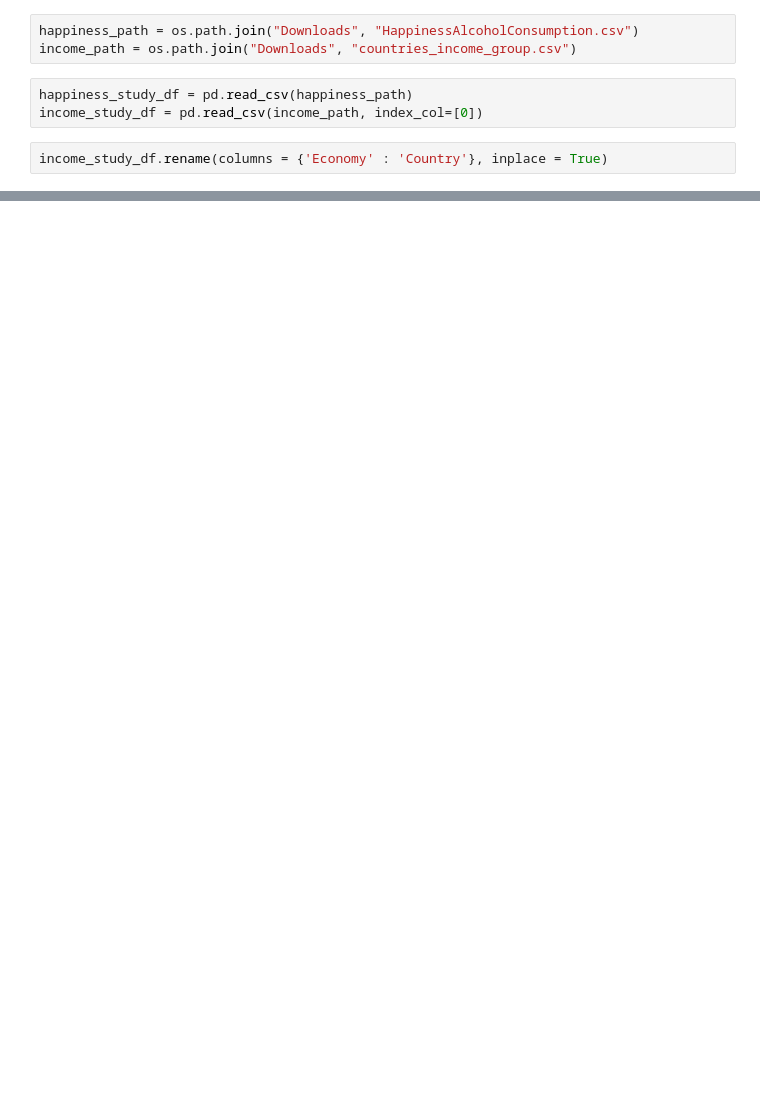
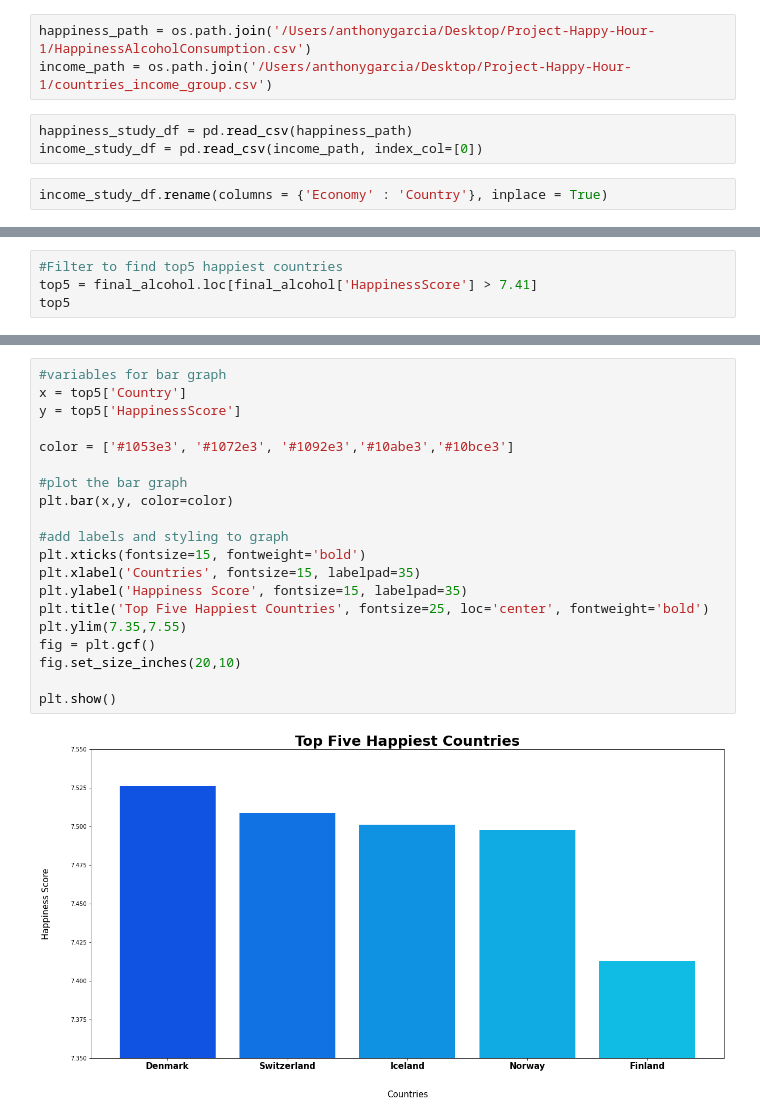
Before and after one commit to katmama/Project-Happy-Hour-1, a Jupyter notebook: project_merge_data.ipynb, the cells around one changed output, grey strips where cells are left out. Cells and saved outputs as stored; diff of their text form; blank space fills up the shorter version.

Commit message:
Updates with graphs

```diff
--- a/project_merge_data.ipynb
+++ b/project_merge_data.ipynb
@@ -6,8 +6,8 @@ import os
 import numpy as np
 from scipy.stats import linregress
 # %%
-happiness_path = os.path.join("Downloads", "HappinessAlcoholConsumption.csv")
-income_path = os.path.join("Downloads", "countries_income_group.csv")
+happiness_path = os.path.join('/Users/anthonygarcia/Desktop/Project-Happy-Hour-1/HappinessAlcoholConsumption.csv')
+income_path = os.path.join('/Users/anthonygarcia/Desktop/Project-Happy-Hour-1/countries_income_group.csv')
 # %%
 happiness_study_df = pd.read_csv(happiness_path)
 income_study_df = pd.read_csv(income_path, index_col=[0])
@@ -41,0 +60,4 @@ final_alcohol.head()
+# %%
+#Filter to find top5 happiest countries
+top5 = final_alcohol.loc[final_alcohol['HappinessScore'] > 7.41]
+top5
@@ -41,0 +82,22 @@ final_alcohol.head()
+# %%
+#variables for bar graph
+x = top5['Country']
+y = top5['HappinessScore']
+
+color = ['#1053e3', '#1072e3', '#1092e3','#10abe3','#10bce3']
+
+#plot the bar graph
+plt.bar(x,y, color=color)
+
+#add labels and styling to graph
+plt.xticks(fontsize=15, fontweight='bold')
+plt.xlabel('Countries', fontsize=15, labelpad=35)
+plt.ylabel('Happiness Score', fontsize=15, labelpad=35)
+plt.title('Top Five Happiest Countries', fontsize=25, loc='center', fontweight='bold')
+plt.ylim(7.35,7.55)
+fig = plt.gcf()
+fig.set_size_inches(20,10)
+
+plt.show()
+# %% [output]
+[figure, added]
```
Also changed, not shown: parts of 9 cells of this notebook.
